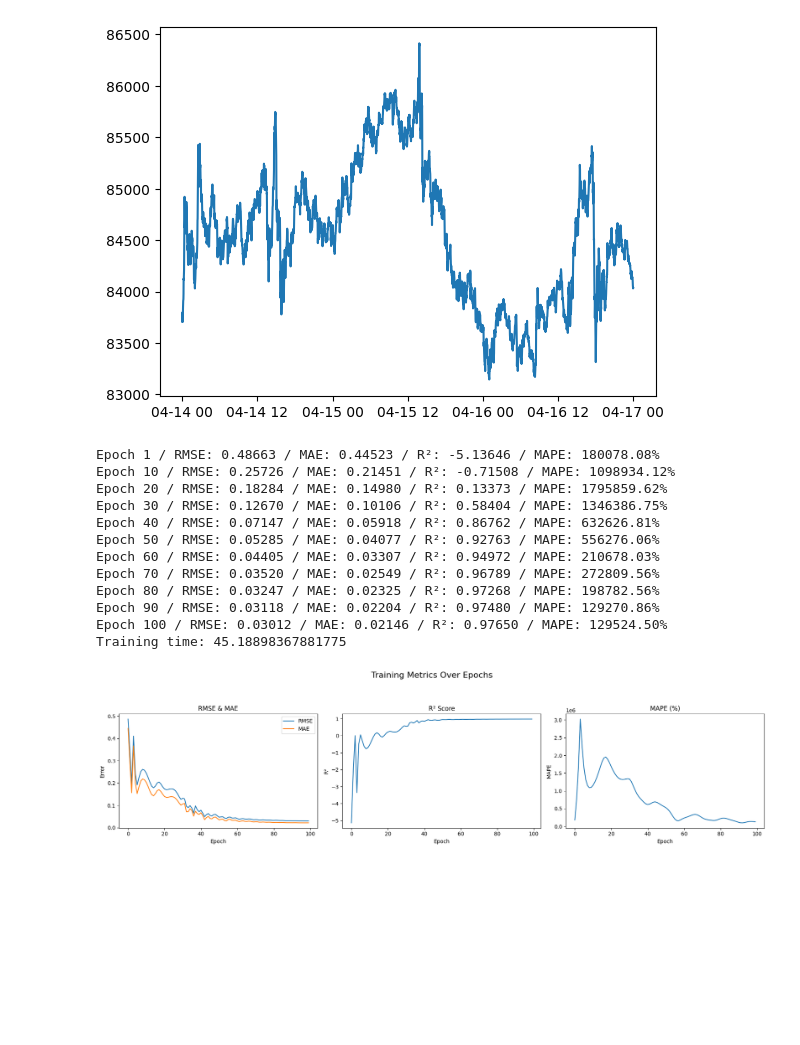
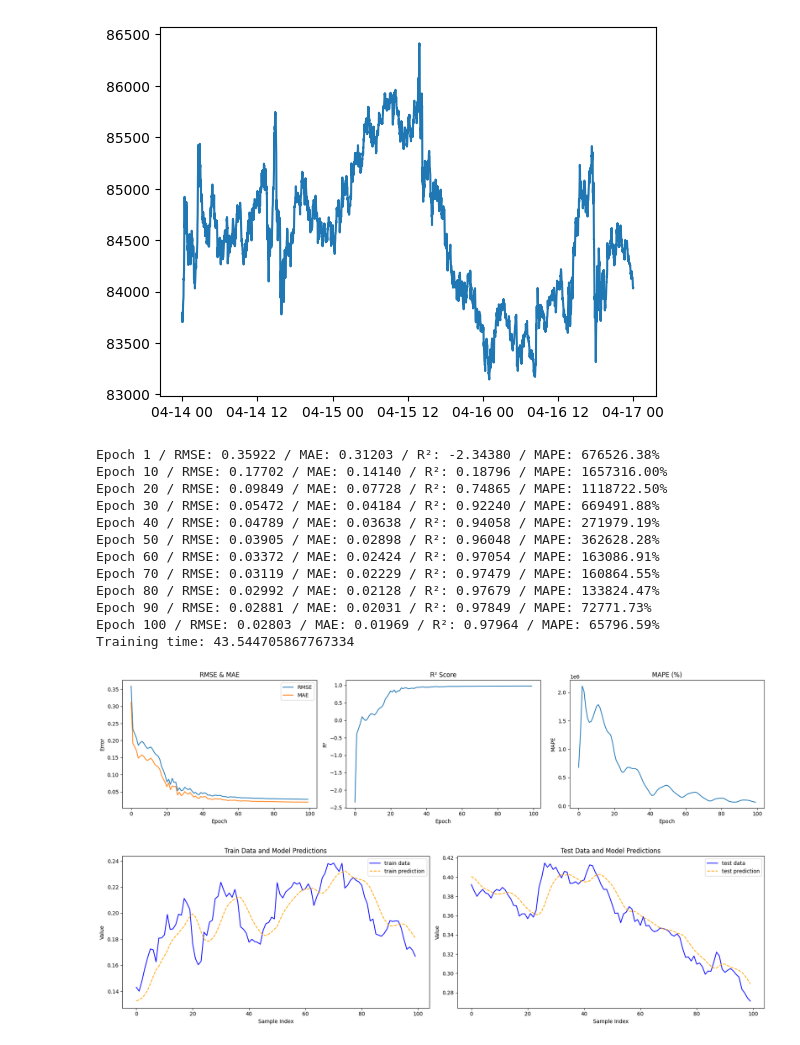
Before and after one commit to Nairlav/Finance, a Jupyter notebook: Projects/LSTM_Strategy.ipynb, the cells around one changed output. Saved outputs shown, nothing was run; the diff lists cells and outputs as text; code cells hidden in the pictures; blank space fills up the shorter version.

```diff
--- a/Projects/LSTM_Strategy.ipynb
+++ b/Projects/LSTM_Strategy.ipynb
@@ -140,7 +140,6 @@ def del_train_data(list):
 # Affichage des métriques
 def plot_metrics(hist_rmse,hist_mae,hist_r2,hist_mape):
   fig, axs = plt.subplots(1, 3, figsize=(18, 5))
-  fig.suptitle('Training Metrics Over Epochs', fontsize=16)
 
   # RMSE & MAE
   axs[0].plot(hist_rmse, label="RMSE")
@@ -158,6 +157,39 @@ def plot_metrics(hist_rmse,hist_mae,hist_r2,hist_mape):
 
   plt.tight_layout(rect=[0, 0.03, 1, 0.90])
   plt.show()
+# %%
+def plot_train_test_prediction(y_train,y_train_pred,y_test,y_test_pred):
+  common_style = {
+      'xlabel': 'Sample Index',
+      'ylabel': 'Value',
+      'legend_loc': 'best',
+      'data_color': 'blue',
+      'pred_color': 'orange',
+      'pred_linestyle': '--',
+      'titles': ['Train Data and Model Predictions', 'Test Data and Model Predictions']
+  }
+
+  # Create a figure with 1 row and 2 columns of subplots
+  fig, ax = plt.subplots(1, 2, figsize=(18, 3))
+
+  # Data and prediction lists for loop
+  data_and_pred = [
+      (y_train.detach().cpu().numpy()[-lookback*5:], y_train_pred.detach().cpu().numpy()[-lookback*5:], 'train'),
+      (y_test[-5*lookback:], y_test_pred.detach().cpu().numpy()[-5*lookback:], 'test')
+  ]
+
+  # Plot data and predictions
+  for i, (data, pred, label_prefix) in enumerate(data_and_pred):
+      ax[i].plot(data, label=f'{label_prefix} data', color=common_style['data_color'])
+      ax[i].plot(pred, label=f'{label_prefix} prediction', color=common_style['pred_color'], linestyle=common_style['pred_linestyle'])
+      ax[i].set_title(common_style['titles'][i])
+      ax[i].set_xlabel(common_style['xlabel'])
+      ax[i].set_ylabel(common_style['ylabel'])
+      ax[i].legend(loc=common_style['legend_loc'])
+
+  # Apply tight layout for better spacing
+  plt.tight_layout()
+  plt.show()
 # %%
 #Supprimer les data du train précédent
 del_train_data(['model', 'optimiser', 'hist_rmse', 'hist_mae', 'hist_r2', 'hist_mape', 'MSE', 'MAE'])
@@ -194,43 +226,50 @@ for t in range(num_epochs):
     y_true_np = y_train.detach().cpu().numpy()
 
     # R² Score
     r2_value = r2_score(y_true_np, y_pred_np)
 
     # MAPE (add small epsilon to avoid division by zero)
     epsilon = 1e-8
     mape_value = np.mean(np.abs((y_true_np - y_pred_np) / (y_true_np + epsilon))) * 100
 
     # Logging
     if (t+1)%10==0 or t==0:
       print(f"Epoch {t+1} / RMSE: {rmse_value.item():.5f} / MAE: {mae_value.item():.5f} / R²: {r2_value:.5f} / MAPE: {mape_value:.2f}%")
 
     hist_rmse[t] = rmse_value.item()
     hist_mae[t] = mae_value.item()
     hist_r2[t] = r2_value
     hist_mape[t] = mape_value
 
     # Backprop
     optimiser.zero_grad()
     mse_value.backward()
     optimiser.step()
 
 training_time = time.time()-start_time
 print("Training time: {}".format(training_time))
 
+model.eval()
+with torch.no_grad():
+    y_test_pred = model(x_test)
 #-------------------------------------------------------------------------------
 # Affichage des métriques
 plot_metrics(hist_rmse,hist_mae,hist_r2,hist_mape)
+
+# Affichage des graphiques avec les prédictions
+plot_train_test_prediction(y_train,y_train_pred,y_test,y_test_pred)
 # %% [output]
-Epoch 1 / RMSE: 0.48663 / MAE: 0.44523 / R²: -5.13646 / MAPE: 180078.08%
-Epoch 10 / RMSE: 0.25726 / MAE: 0.21451 / R²: -0.71508 / MAPE: 1098934.12%
-Epoch 20 / RMSE: 0.18284 / MAE: 0.14980 / R²: 0.13373 / MAPE: 1795859.62%
-Epoch 30 / RMSE: 0.12670 / MAE: 0.10106 / R²: 0.58404 / MAPE: 1346386.75%
-Epoch 40 / RMSE: 0.07147 / MAE: 0.05918 / R²: 0.86762 / MAPE: 632626.81%
-Epoch 50 / RMSE: 0.05285 / MAE: 0.04077 / R²: 0.92763 / MAPE: 556276.06%
-Epoch 60 / RMSE: 0.04405 / MAE: 0.03307 / R²: 0.94972 / MAPE: 210678.03%
-Epoch 70 / RMSE: 0.03520 / MAE: 0.02549 / R²: 0.96789 / MAPE: 272809.56%
-Epoch 80 / RMSE: 0.03247 / MAE: 0.02325 / R²: 0.97268 / MAPE: 198782.56%
-Epoch 90 / RMSE: 0.03118 / MAE: 0.02204 / R²: 0.97480 / MAPE: 129270.86%
-Epoch 100 / RMSE: 0.03012 / MAE: 0.02146 / R²: 0.97650 / MAPE: 129524.50%
-Training time: 45.18898367881775
+Epoch 1 / RMSE: 0.35922 / MAE: 0.31203 / R²: -2.34380 / MAPE: 676526.38%
+Epoch 10 / RMSE: 0.17702 / MAE: 0.14140 / R²: 0.18796 / MAPE: 1657316.00%
+Epoch 20 / RMSE: 0.09849 / MAE: 0.07728 / R²: 0.74865 / MAPE: 1118722.50%
+Epoch 30 / RMSE: 0.05472 / MAE: 0.04184 / R²: 0.92240 / MAPE: 669491.88%
+Epoch 40 / RMSE: 0.04789 / MAE: 0.03638 / R²: 0.94058 / MAPE: 271979.19%
+Epoch 50 / RMSE: 0.03905 / MAE: 0.02898 / R²: 0.96048 / MAPE: 362628.28%
+Epoch 60 / RMSE: 0.03372 / MAE: 0.02424 / R²: 0.97054 / MAPE: 163086.91%
+Epoch 70 / RMSE: 0.03119 / MAE: 0.02229 / R²: 0.97479 / MAPE: 160864.55%
+Epoch 80 / RMSE: 0.02992 / MAE: 0.02128 / R²: 0.97679 / MAPE: 133824.47%
+Epoch 90 / RMSE: 0.02881 / MAE: 0.02031 / R²: 0.97849 / MAPE: 72771.73%
+Epoch 100 / RMSE: 0.02803 / MAE: 0.01969 / R²: 0.97964 / MAPE: 65796.59%
+Training time: 43.544705867767334
-[figure, old version]
+[figure, new version]
+[figure, added]
```
Also changed, not shown: parts of 2 cells of this notebook.
